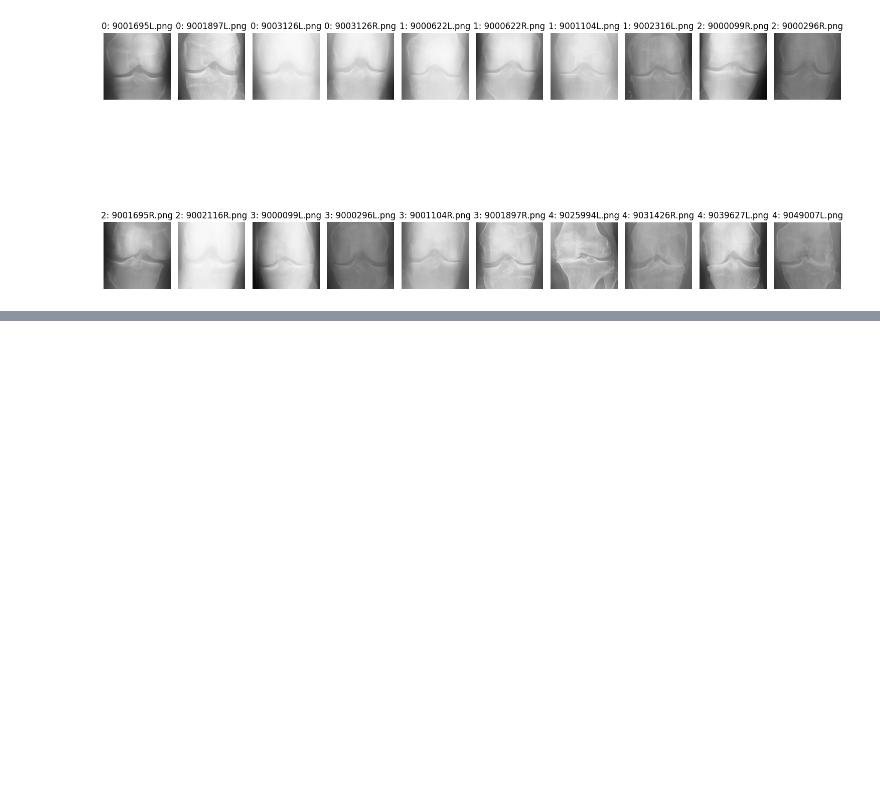
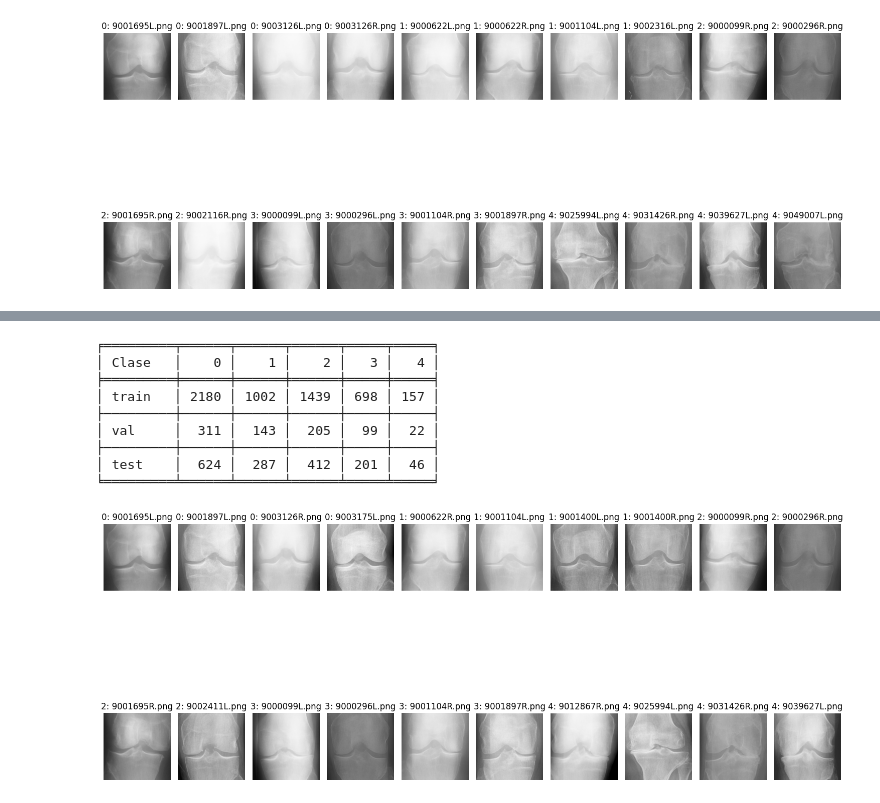
Before and after one commit to Tempus23/Radiography_TFG, a Jupyter notebook: data.ipynb, the cells around one changed output, grey strips where cells are left out. Cells and saved outputs as stored; diff of their text form; code cells hidden in the pictures; blank space fills up the shorter version.

```diff
--- a/data.ipynb
+++ b/data.ipynb
@@ -68,0 +72,14 @@ OSError: [Errno 22] Invalid argument: 'dataset\\mendeleyOAI_dataset\\ClsKLData\\
+# %%
+img = explorar_split_data(MENDELEY_OAI_BRIGHT_200_SPLIT_PATH)
+mostrar_imagenes(MENDELEY_OAI_BRIGHT_200_PATH)
+# %% [output]
+╒═════════╤══════╤══════╤══════╤═════╤═════╕
+│ Clase   │    0 │    1 │    2 │   3 │   4 │
+╞═════════╪══════╪══════╪══════╪═════╪═════╡
+│ train   │ 2180 │ 1002 │ 1439 │ 698 │ 157 │
+├─────────┼──────┼──────┼──────┼─────┼─────┤
+│ val     │  311 │  143 │  205 │  99 │  22 │
+├─────────┼──────┼──────┼──────┼─────┼─────┤
+│ test    │  624 │  287 │  412 │ 201 │  46 │
+╘═════════╧══════╧══════╧══════╧═════╧═════╛
+[figure, added]
```
Also changed, not shown: parts of 6 cells of this notebook, 19 other files.
